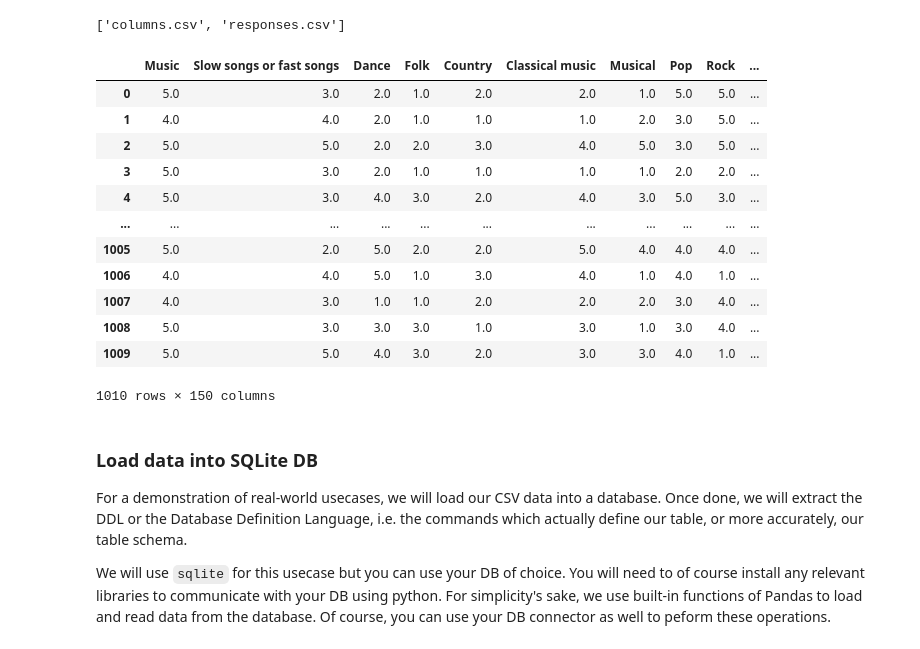
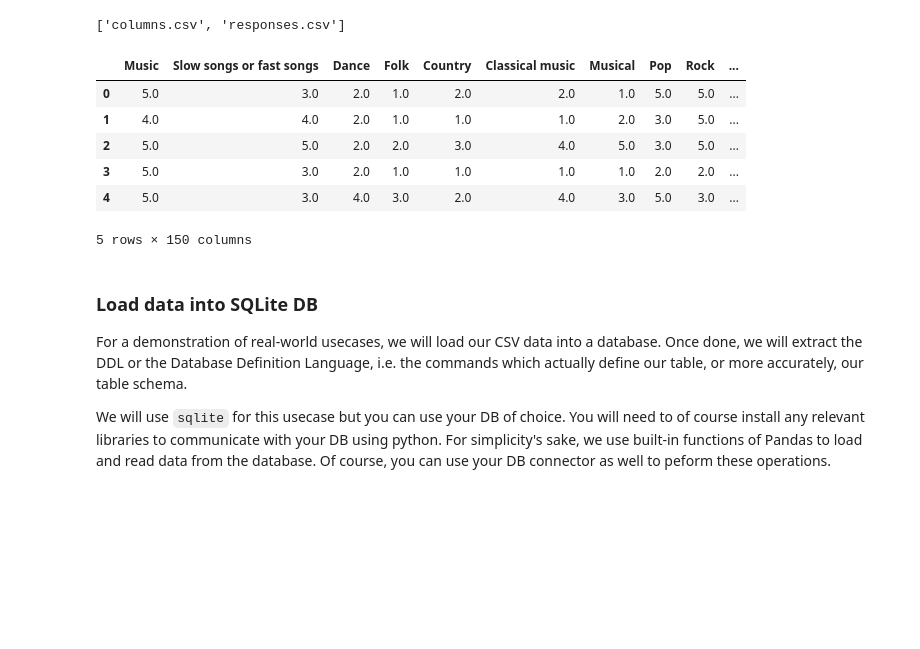
Before and after one commit to abhijeet3922/NL2SQL, a Jupyter notebook: ch1-chat-with-csv.ipynb, the cells around one changed output. Saved outputs shown, nothing was run; the diff lists cells and outputs as text; code cells hidden in the pictures; blank space fills up the shorter version.

```diff
--- a/ch1-chat-with-csv.ipynb
+++ b/ch1-chat-with-csv.ipynb
@@ -21,18 +21,12 @@ os.listdir('data/kaggle-young-people-survey-dataset')
 ['columns.csv', 'responses.csv']
 # %%
 df = pd.read_csv('data/kaggle-young-people-survey-dataset/responses.csv')
-df
+df.head()
 # %% [output]
 |  | Music | Slow songs or fast songs | Dance | Folk | Country | Classical music | Musical | Pop | Rock | ... |
 | 0 | 5.0 | 3.0 | 2.0 | 1.0 | 2.0 | 2.0 | 1.0 | 5.0 | 5.0 | ... |
 | 1 | 4.0 | 4.0 | 2.0 | 1.0 | 1.0 | 1.0 | 2.0 | 3.0 | 5.0 | ... |
 | 2 | 5.0 | 5.0 | 2.0 | 2.0 | 3.0 | 4.0 | 5.0 | 3.0 | 5.0 | ... |
 | 3 | 5.0 | 3.0 | 2.0 | 1.0 | 1.0 | 1.0 | 1.0 | 2.0 | 2.0 | ... |
 | 4 | 5.0 | 3.0 | 4.0 | 3.0 | 2.0 | 4.0 | 3.0 | 5.0 | 3.0 | ... |
-| ... | ... | ... | ... | ... | ... | ... | ... | ... | ... | ... |
-| 1005 | 5.0 | 2.0 | 5.0 | 2.0 | 2.0 | 5.0 | 4.0 | 4.0 | 4.0 | ... |
-| 1006 | 4.0 | 4.0 | 5.0 | 1.0 | 3.0 | 4.0 | 1.0 | 4.0 | 1.0 | ... |
-| 1007 | 4.0 | 3.0 | 1.0 | 1.0 | 2.0 | 2.0 | 2.0 | 3.0 | 4.0 | ... |
-| 1008 | 5.0 | 3.0 | 3.0 | 3.0 | 1.0 | 3.0 | 1.0 | 3.0 | 4.0 | ... |
-| 1009 | 5.0 | 5.0 | 4.0 | 3.0 | 2.0 | 3.0 | 3.0 | 4.0 | 1.0 | ... |
-1010 rows × 150 columns
+5 rows × 150 columns
```
Also changed, not shown: parts of 9 cells of this notebook, 10 other files.
